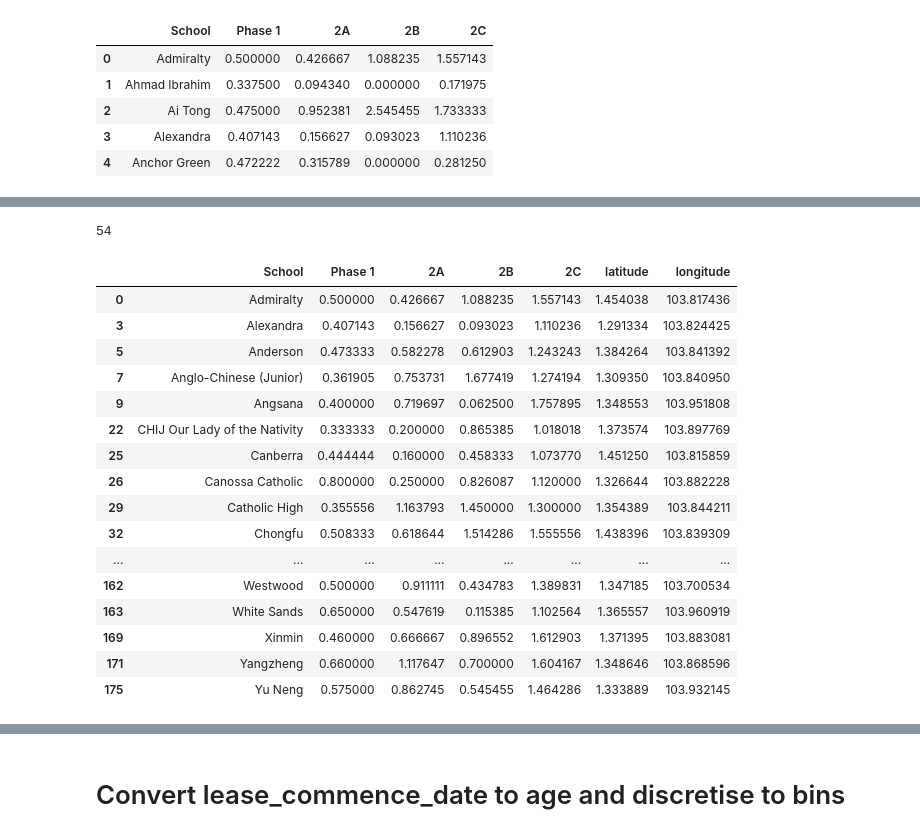
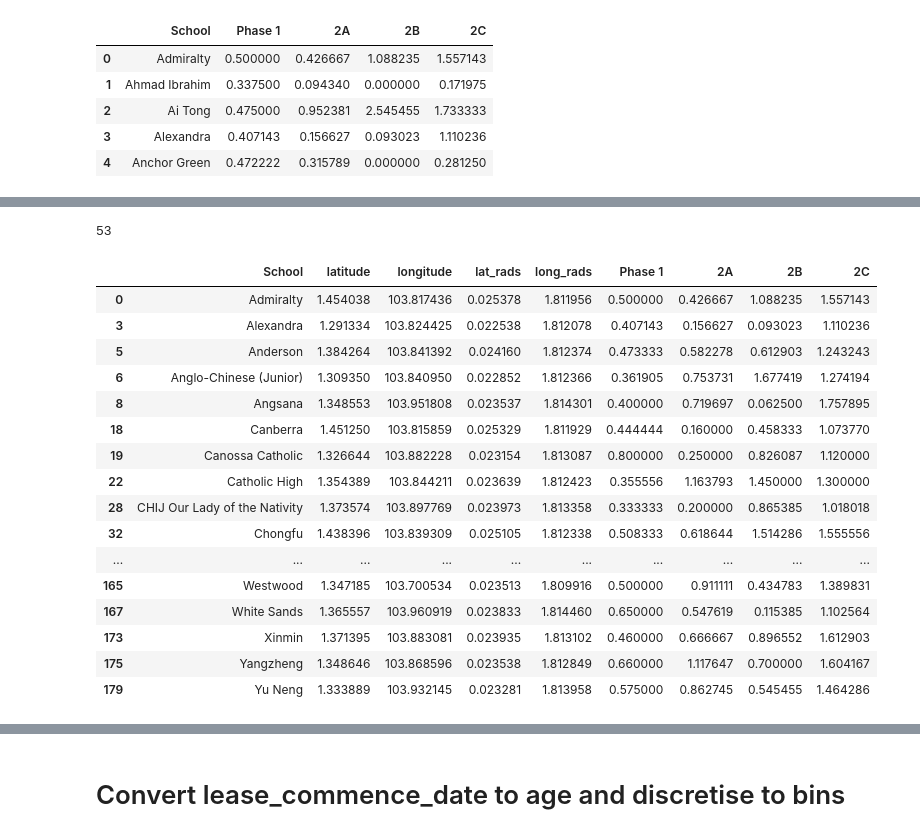
Before and after one commit to luchungi/CS5228, a Jupyter notebook: Feature_Engineering.ipynb, the cells around one changed output, grey strips where cells are left out. Cells and saved outputs as stored; diff of their text form; code cells hidden in the pictures.

```diff
--- a/Feature_Engineering.ipynb
+++ b/Feature_Engineering.ipynb
@@ -44,6 +55,6 @@ ballot_df.head()
 | 3 | Alexandra | 0.407143 | 0.156627 | 0.093023 | 1.110236 |
 | 4 | Anchor Green | 0.472222 | 0.315789 | 0.000000 | 0.281250 |
 # %%
-ballot_df = ballot_df.merge(school_df, on='School', how='left')
-ballot_df.head()
+school_df = school_df.merge(ballot_df, on='School', how='left')
+school_df.head()
 # %% [output]
@@ -55,0 +67,3 @@ ballot_df.head()
+# %%
+school_df[school_df.isna().any(axis=1)] = school_df[school_df.isna().any(axis=1)].fillna(0)
+school_df.isna().sum()
@@ -77,3 +103,5 @@ for i, col in enumerate(cols):
 # %%
+# set thresholds for each category
 top_threshold = 1.8
 good_threshold = 1.0
+sch_cats = {}
@@ -102,0 +108,5 @@ top_schools
+# %%
+# use phase 2B and 2C subscription ratios to categorise schools
+sch_cats['top'] = school_df[(school_df['2B'] >= top_threshold) | (school_df['2C'] >= top_threshold)]
+print(len(sch_cats['top']))
+sch_cats['top']
@@ -103,23 +132,23 @@ top_schools
 # %%
-good_schools = ballot_df[((ballot_df['2B'] < top_threshold) & (ballot_df['2C'] < top_threshold)) & ((ballot_df['2B'] >= good_threshold) | (ballot_df['2C'] >= good_threshold))]
-print(len(good_schools))
-good_schools
+sch_cats['good'] = school_df[((school_df['2B'] < top_threshold) & (school_df['2C'] < top_threshold)) & ((school_df['2B'] >= good_threshold) | (school_df['2C'] >= good_threshold))]
+print(len(sch_cats['good']))
+sch_cats['good']
 # %% [output]
-54
+53
-|  | School | Phase 1 | 2A | 2B | 2C | latitude | longitude |
-| 0 | Admiralty | 0.500000 | 0.426667 | 1.088235 | 1.557143 | 1.454038 | 103.817436 |
-| 3 | Alexandra | 0.407143 | 0.156627 | 0.093023 | 1.110236 | 1.291334 | 103.824425 |
-| 5 | Anderson | 0.473333 | 0.582278 | 0.612903 | 1.243243 | 1.384264 | 103.841392 |
-| 7 | Anglo-Chinese (Junior) | 0.361905 | 0.753731 | 1.677419 | 1.274194 | 1.309350 | 103.840950 |
-| 9 | Angsana | 0.400000 | 0.719697 | 0.062500 | 1.757895 | 1.348553 | 103.951808 |
-| 22 | CHIJ Our Lady of the Nativity | 0.333333 | 0.200000 | 0.865385 | 1.018018 | 1.373574 | 103.897769 |
-| 25 | Canberra | 0.444444 | 0.160000 | 0.458333 | 1.073770 | 1.451250 | 103.815859 |
-| 26 | Canossa Catholic | 0.800000 | 0.250000 | 0.826087 | 1.120000 | 1.326644 | 103.882228 |
-| 29 | Catholic High | 0.355556 | 1.163793 | 1.450000 | 1.300000 | 1.354389 | 103.844211 |
-| 32 | Chongfu | 0.508333 | 0.618644 | 1.514286 | 1.555556 | 1.438396 | 103.839309 |
-| ... | ... | ... | ... | ... | ... | ... | ... |
-| 162 | Westwood | 0.500000 | 0.911111 | 0.434783 | 1.389831 | 1.347185 | 103.700534 |
-| 163 | White Sands | 0.650000 | 0.547619 | 0.115385 | 1.102564 | 1.365557 | 103.960919 |
-| 169 | Xinmin | 0.460000 | 0.666667 | 0.896552 | 1.612903 | 1.371395 | 103.883081 |
-| 171 | Yangzheng | 0.660000 | 1.117647 | 0.700000 | 1.604167 | 1.348646 | 103.868596 |
-| 175 | Yu Neng | 0.575000 | 0.862745 | 0.545455 | 1.464286 | 1.333889 | 103.932145 |
+|  | School | latitude | longitude | lat_rads | long_rads | Phase 1 | 2A | 2B | 2C |
+| 0 | Admiralty | 1.454038 | 103.817436 | 0.025378 | 1.811956 | 0.500000 | 0.426667 | 1.088235 | 1.557143 |
+| 3 | Alexandra | 1.291334 | 103.824425 | 0.022538 | 1.812078 | 0.407143 | 0.156627 | 0.093023 | 1.110236 |
+| 5 | Anderson | 1.384264 | 103.841392 | 0.024160 | 1.812374 | 0.473333 | 0.582278 | 0.612903 | 1.243243 |
+| 6 | Anglo-Chinese (Junior) | 1.309350 | 103.840950 | 0.022852 | 1.812366 | 0.361905 | 0.753731 | 1.677419 | 1.274194 |
+| 8 | Angsana | 1.348553 | 103.951808 | 0.023537 | 1.814301 | 0.400000 | 0.719697 | 0.062500 | 1.757895 |
+| 18 | Canberra | 1.451250 | 103.815859 | 0.025329 | 1.811929 | 0.444444 | 0.160000 | 0.458333 | 1.073770 |
+| 19 | Canossa Catholic | 1.326644 | 103.882228 | 0.023154 | 1.813087 | 0.800000 | 0.250000 | 0.826087 | 1.120000 |
+| 22 | Catholic High | 1.354389 | 103.844211 | 0.023639 | 1.812423 | 0.355556 | 1.163793 | 1.450000 | 1.300000 |
+| 28 | CHIJ Our Lady of the Nativity | 1.373574 | 103.897769 | 0.023973 | 1.813358 | 0.333333 | 0.200000 | 0.865385 | 1.018018 |
+| 32 | Chongfu | 1.438396 | 103.839309 | 0.025105 | 1.812338 | 0.508333 | 0.618644 | 1.514286 | 1.555556 |
+| ... | ... | ... | ... | ... | ... | ... | ... | ... | ... |
+| 165 | Westwood | 1.347185 | 103.700534 | 0.023513 | 1.809916 | 0.500000 | 0.911111 | 0.434783 | 1.389831 |
+| 167 | White Sands | 1.365557 | 103.960919 | 0.023833 | 1.814460 | 0.650000 | 0.547619 | 0.115385 | 1.102564 |
+| 173 | Xinmin | 1.371395 | 103.883081 | 0.023935 | 1.813102 | 0.460000 | 0.666667 | 0.896552 | 1.612903 |
+| 175 | Yangzheng | 1.348646 | 103.868596 | 0.023538 | 1.812849 | 0.660000 | 1.117647 | 0.700000 | 1.604167 |
+| 179 | Yu Neng | 1.333889 | 103.932145 | 0.023281 | 1.813958 | 0.575000 | 0.862745 | 0.545455 | 1.464286 |
```
Also changed, not shown: parts of 20 cells of this notebook.
